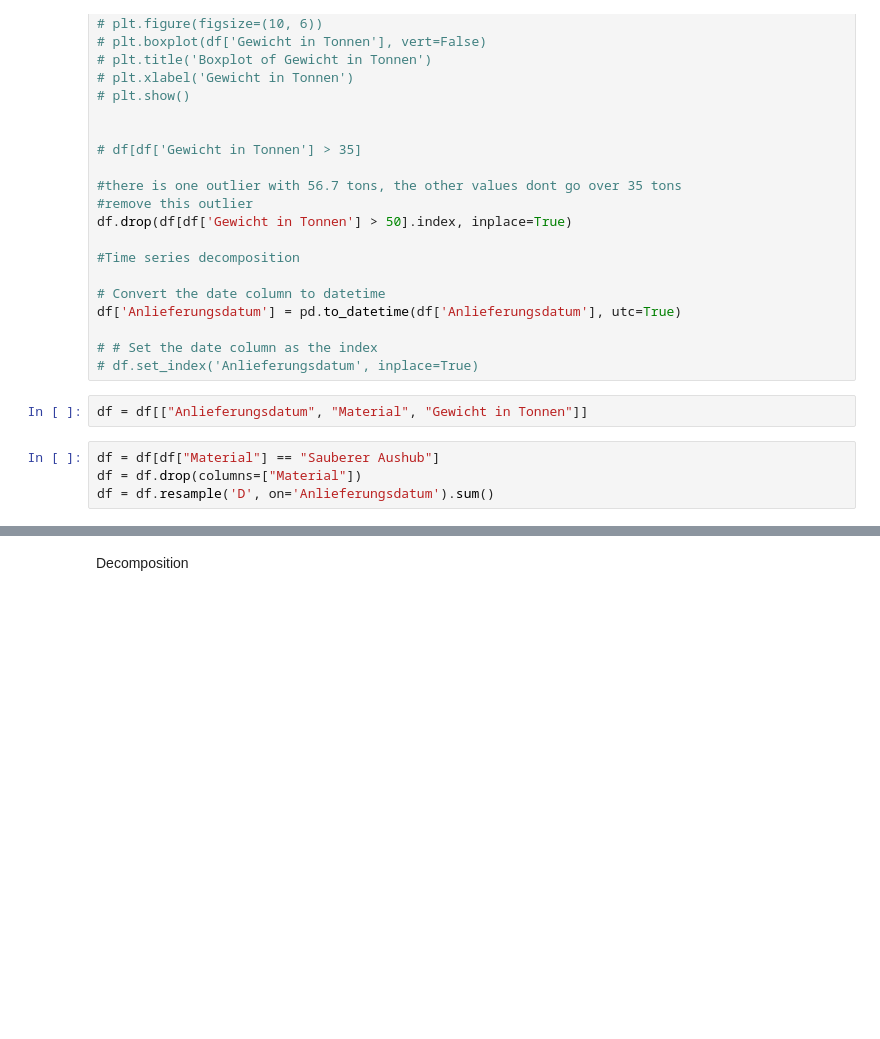
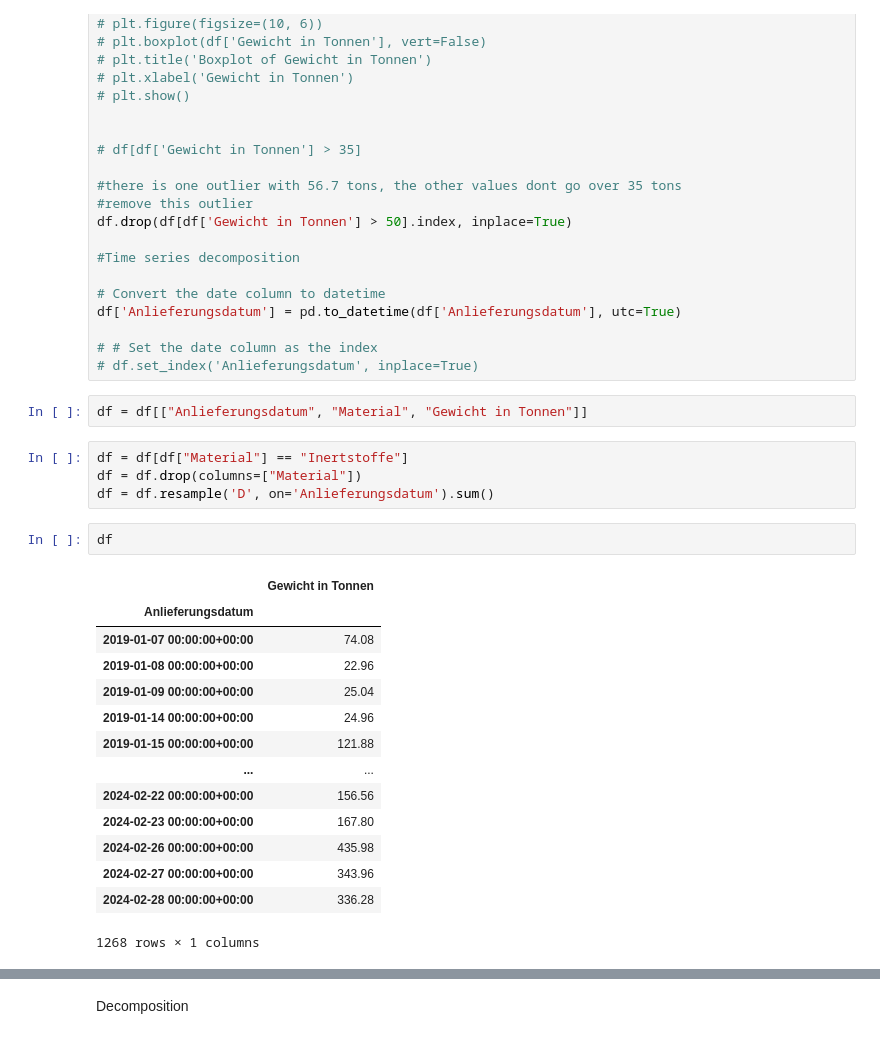
Before and after one commit to GregoryRickenmann/DSF-Project, a Jupyter notebook: project.ipynb, the cells around one changed output, grey strips where cells are left out. Drawn from its saved outputs; the diff is of its cells as text; blank space fills up the shorter version.

```diff
--- a/project.ipynb
+++ b/project.ipynb
@@ -57,9 +57,26 @@ df['Anlieferungsdatum'] = pd.to_datetime(df['Anlieferungsdatum'], utc=True)
 # %%
 df = df[["Anlieferungsdatum", "Material", "Gewicht in Tonnen"]]
 # %%
-df = df[df["Material"] == "Sauberer Aushub"]
+df = df[df["Material"] == "Inertstoffe"]
 df = df.drop(columns=["Material"])
 df = df.resample('D', on='Anlieferungsdatum').sum()
+# %%
+df
+# %% [output]
+|  | Gewicht in Tonnen |
+| Anlieferungsdatum |  |
+| 2019-01-07 00:00:00+00:00 | 74.08 |
+| 2019-01-08 00:00:00+00:00 | 22.96 |
+| 2019-01-09 00:00:00+00:00 | 25.04 |
+| 2019-01-14 00:00:00+00:00 | 24.96 |
+| 2019-01-15 00:00:00+00:00 | 121.88 |
+| ... | ... |
+| 2024-02-22 00:00:00+00:00 | 156.56 |
+| 2024-02-23 00:00:00+00:00 | 167.80 |
+| 2024-02-26 00:00:00+00:00 | 435.98 |
+| 2024-02-27 00:00:00+00:00 | 343.96 |
+| 2024-02-28 00:00:00+00:00 | 336.28 |
+1268 rows × 1 columns
 # %%
 # Resample the data to daily frequency
 daily_data = df['Gewicht in Tonnen'].resample('D').sum()
```
Also changed, not shown: parts of 5 cells of this notebook, 4 other files.
